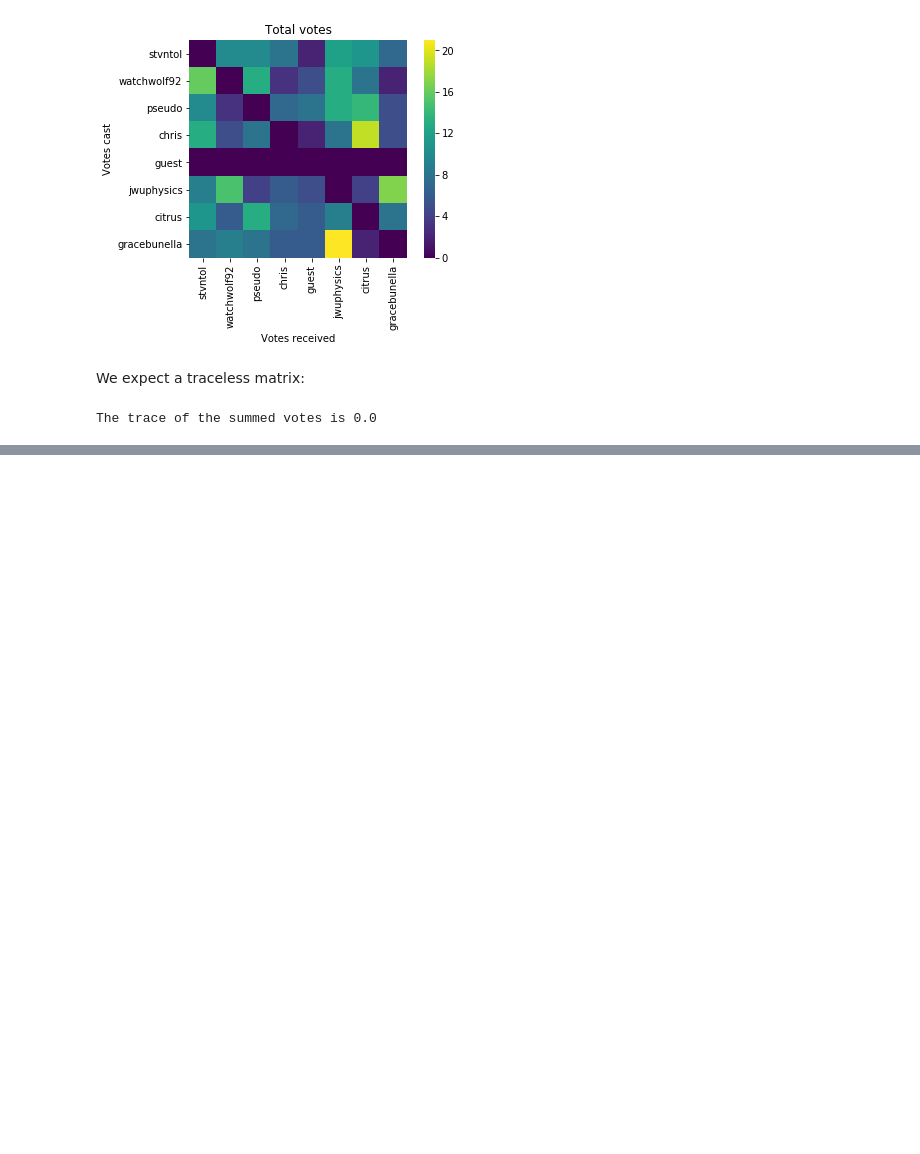
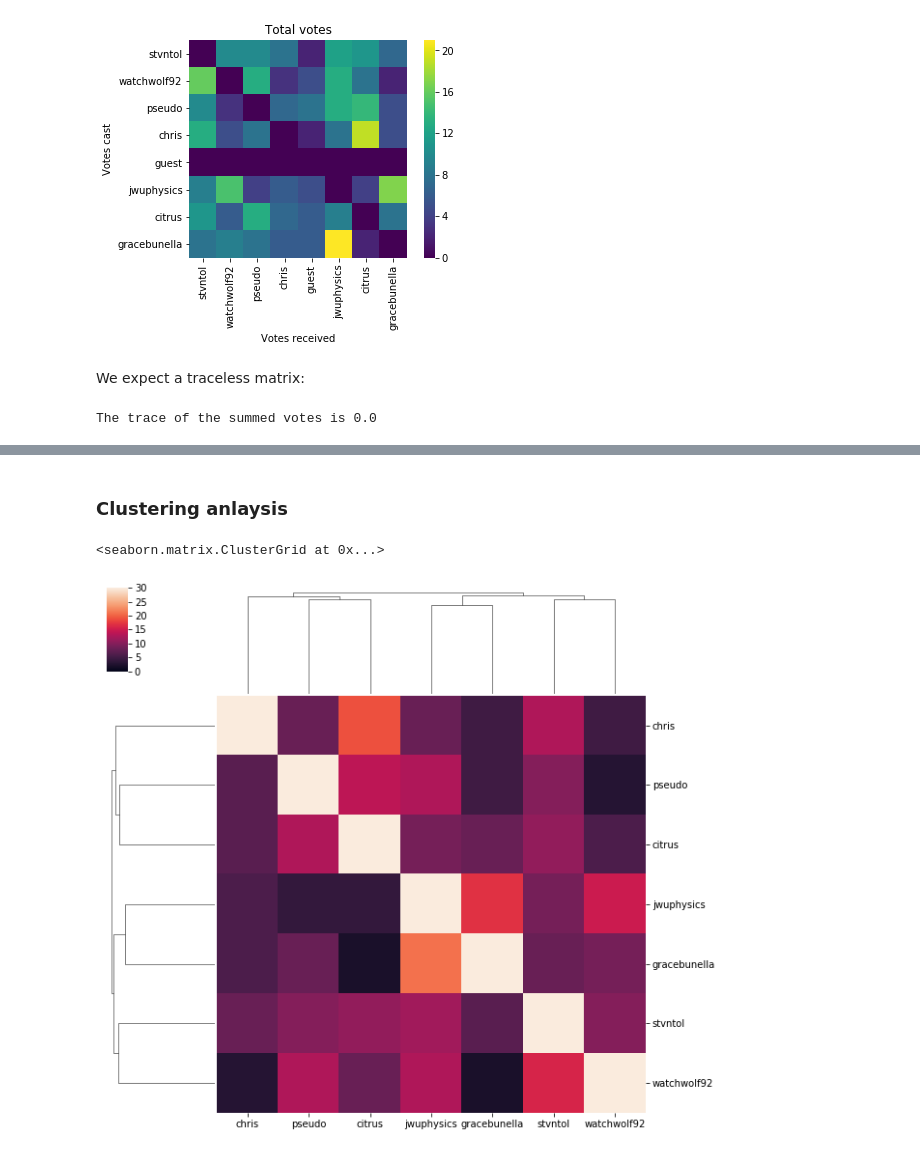
Before and after one commit to jwuphysics/musicshare-game, a Jupyter notebook: notebook/Exploratory data analysis on Season 2 results.ipynb, the cells around one changed output, grey strips where cells are left out. Cells and saved outputs as stored; diff of their text form; code cells hidden in the pictures; blank space fills up the shorter version.

```diff
--- a/notebook/Exploratory data analysis on Season 2 results.ipynb
+++ b/notebook/Exploratory data analysis on Season 2 results.ipynb
@@ -207,0 +247,8 @@ Success! Now we can do some real statistics.
+# %% [markdown]
+### Clustering anlaysis
+# %%
+# clustering using averaging
+sns.clustermap(summed_votes + self_love, xticklabels=players, yticklabels=players, vmin=0, vmax=30)
+# %% [output]
+<seaborn.matrix.ClusterGrid at 0x...>
+[figure, added]
```
Also changed, not shown: parts of 17 cells of this notebook.
